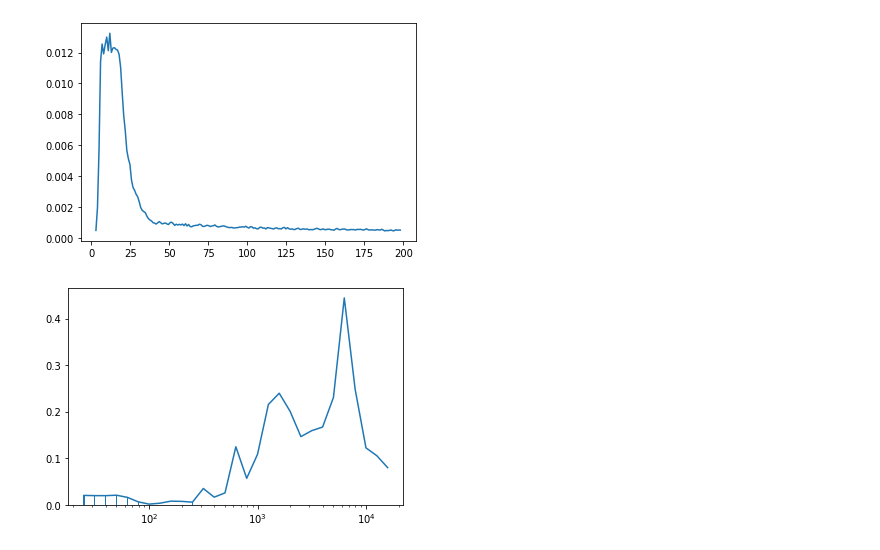
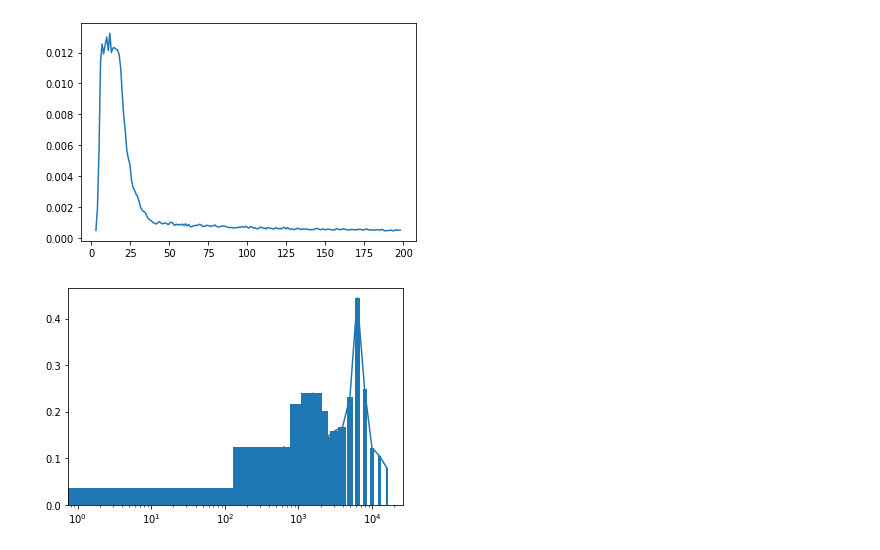
Before and after one commit to LolloCappo/pyLMS, a Jupyter notebook: pyLMS.ipynb, the cells around one changed output. Cells and saved outputs as stored; diff of their text form; code cells hidden in the pictures.

```diff
--- a/pyLMS.ipynb
+++ b/pyLMS.ipynb
@@ -104,8 +24,8 @@ plt.plot(data['signals']['x'], data['signals']['y'])
 [figure]
 # %%
 data = pyLMS('data/terzi_ottava.mat', 'Octave')
-plt.bar(data['signals']['x'],data['signals']['y'])
+plt.bar(data['signals']['x'],data['signals']['y'], width = 1000)
 plt.plot(data['signals']['x'],data['signals']['y'])
 plt.xscale('log')
 # %% [output]
-[figure, old version]
+[figure, new version]
```
Also changed, not shown: parts of 7 cells of this notebook, 1 other file.
